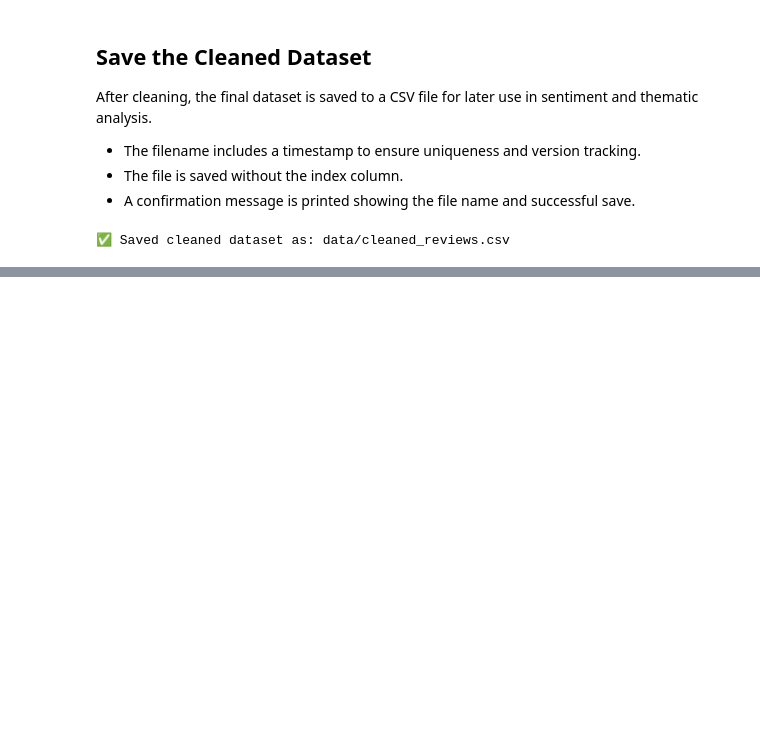
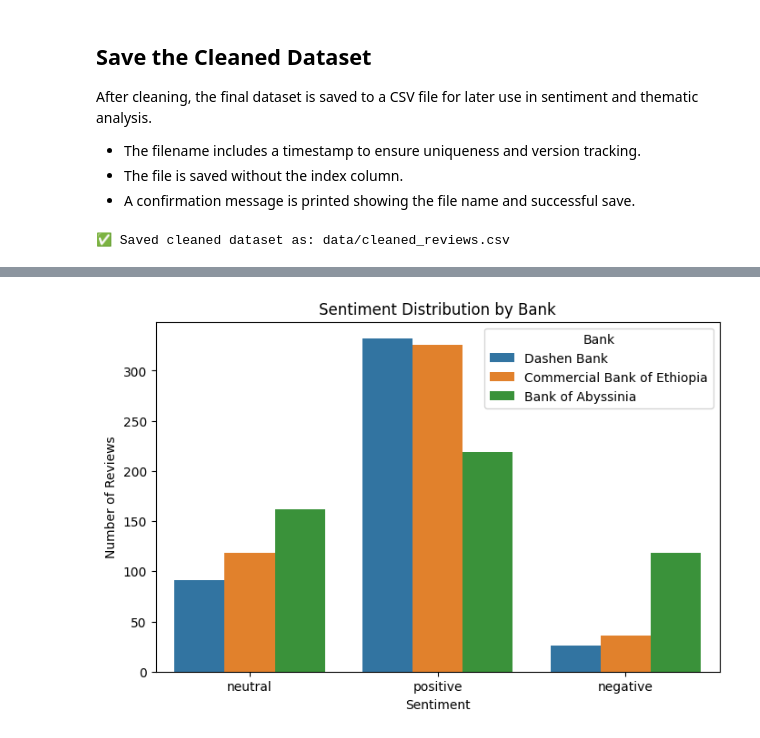
Before and after one commit to Becky-Chala/fintech-reviews-analytics, a Jupyter notebook: notebooks/task1_scraping.ipynb, the cells around one changed output, grey strips where cells are left out. Cells and saved outputs as stored; diff of their text form; code cells hidden in the pictures; blank space fills up the shorter version.

Commit message:
Completed Task 1 and partial Task 2: sentiment analysis with VADER added

```diff
--- a/notebooks/task1_scraping.ipynb
+++ b/notebooks/task1_scraping.ipynb
@@ -121,0 +158,3 @@ print(f"✅ Saved cleaned dataset as: data/{filename}")
+# %%
+df = pd.read_csv("../data/cleaned_reviews.csv")  # <-- replace with your filename
+df.head()
@@ -121,0 +177,11 @@ print(f"✅ Saved cleaned dataset as: data/{filename}")
+# %%
+analyzer = SentimentIntensityAnalyzer()
+
+def get_sentiment_label(text):
+    score = analyzer.polarity_scores(text)['compound']
+    if score >= 0.05:
+        return 'positive'
+    elif score <= -0.05:
+        return 'negative'
+    else:
+        return 'neutral'
@@ -121,0 +192,3 @@ print(f"✅ Saved cleaned dataset as: data/{filename}")
+# %%
+df['sentiment'] = df['review'].apply(get_sentiment_label)
+df[['review', 'sentiment']].head()
@@ -121,0 +211,10 @@ print(f"✅ Saved cleaned dataset as: data/{filename}")
+# %%
+plt.figure(figsize=(8, 5))
+sns.countplot(data=df, x='sentiment', hue='bank')
+plt.title("Sentiment Distribution by Bank")
+plt.xlabel("Sentiment")
+plt.ylabel("Number of Reviews")
+plt.legend(title="Bank")
+plt.show()
+# %% [output]
+[figure, added]
```
Also changed, not shown: parts of 11 cells of this notebook, 2 other files.
